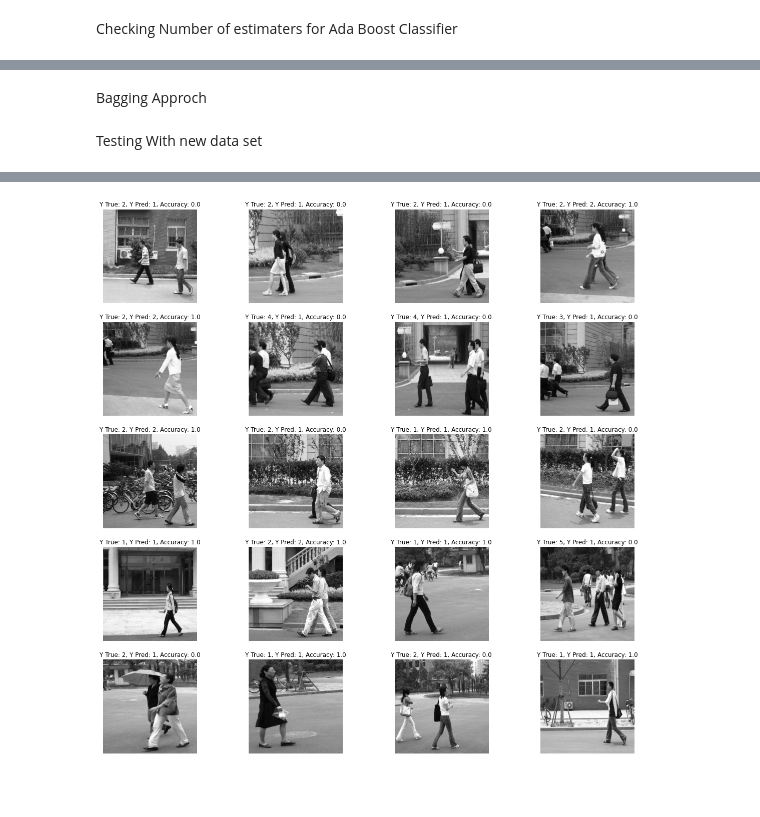
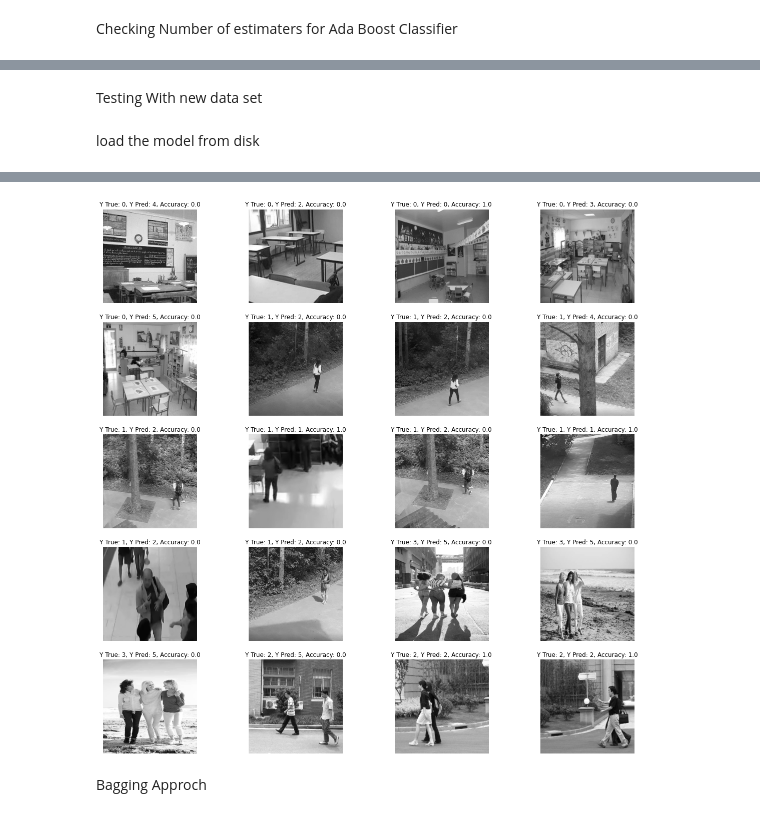
Before and after one commit to divyakumar95/HumanCount, a Jupyter notebook: MachineLearning-CA01.ipynb, the cells around one changed output, grey strips where cells are left out. Saved outputs shown, nothing was run; the diff lists cells and outputs as text; code cells hidden in the pictures; blank space fills up the shorter version.

```diff
--- a/MachineLearning-CA01.ipynb
+++ b/MachineLearning-CA01.ipynb
@@ -12,7 +23,7 @@ Obtaing data and create dataframe
 # %%
 ImagePath = 'Data/DataSet.csv'
 ImageNames = pd.read_csv(ImagePath, header=0, index_col=False)
-#ImageNames['file'] = ImageNames['file'].apply(lambda x: 'DataSets/files/1/'+x )
+ImageNames['file'] = ImageNames['file'].apply(lambda x: 'Data/Train/'+x )
 # %%
 print(ImageNames.head())
 # %% [output]
@@ -31,5 +47,5 @@ array([3, 1, 2, 4, 5, 0, 6])
 # %%
-img = cv2.imread(ImageNames.iloc[100].tolist()[0], cv2.IMREAD_GRAYSCALE)
+img = cv2.imread(ImageNames.iloc[303].tolist()[0], cv2.IMREAD_GRAYSCALE)
 print(img.shape)
 #img_gray = cv2.cvtColor(img, cv2.COLOR_BGR2GRAY)
 #plt.imshow(img_gray)
@@ -101,12 +126,12 @@ Counter({3: 23, 1: 226, 2: 70, 4: 6, 5: 4, 0: 7, 6: 4})
 # %%
-from imblearn.over_sampling import RandomOverSampler
+from imblearn.over_sampling import RandomOverSampler, SMOTE
 from imblearn.under_sampling import RandomUnderSampler
 
 sample = RandomOverSampler(sampling_strategy='minority')
 #sample = RandomUnderSampler(replacement=True)
 
 # fit and apply the transform
-X_over, y_over = sample.fit_resample(X, y)
+X_over, y_over = SMOTE().fit_resample(X, y)
 
 print(Counter(y_over))
 # %% [output]
@@ -228,13 +275,13 @@ Checking Different Test size for Ada boost Classifier
 # %%
 import numpy as np
 
-tsize = [0.2,0.3,0.4,0.5,0.6,0.7]
+tsize = [0.2,0.3,0.4,0.5,0.6]
 tsize_acc = {}
 for i in tsize:
     acc = []
-    for j in range(50):
-        X_train,X_test,y_train,y_test = train_test_split(X,y,test_size=i, random_state = j)
-        ab= AdaBoostClassifier(base_estimator=rf, n_estimators=2)
+    for j in range(20):
+        X_train,X_test,y_train,y_test = train_test_split(X_over,y_over,test_size=i, random_state = j)
+        ab= LogisticRegression() #AdaBoostClassifier(base_estimator=rf, n_estimators=2)
         ab.fit(X_train, y_train)
         dt_pred = ab.predict(X_test)
         accuracy = accuracy_score(y_test,dt_pred)
@@ -316,2 +362,0 @@ plt.show()
-# %% [markdown]
-Bagging Approch
@@ -385,10 +393,22 @@ def Feat(FileName):
     new = hog_image.flatten() #hog_image.flatten()
     mag = np.array(new, dtype='float32')
     return [mag], hog_image,img1
+# %% [markdown]
+load the model from disk
 # %%
-ImagePath = 'Data/testdb.csv'
+import numpy as np
+import pandas as pd
+from matplotlib import pyplot as plt
+import cv2
+from skimage.feature import hog
+import pickle
+from sklearn.metrics import accuracy_score
+
+ImagePath = 'Data/test.csv'
 TestImage = pd.read_csv(ImagePath, header=0, index_col=False)
-model_name = 'Models/lr.pkl'
+model_name = '/Users/admin/DBS_Assisgnments/MachineLearning/Models/svm_Linear.pkl'
+
+TestImage['file'] = TestImage['file'].apply(lambda x: '/Users/admin/DBS_Assisgnments/MachineLearning/Data/Test/'+x )
 
 # load the model from disk
 #X_test, y_test = testData(TestImage)
@@ -397,6 +417,7 @@ b = 10
 for i in range(20):
     #creating hog features
     a = []
+    #print(TestImage.iloc[i].tolist()[0])
     X_test, hog_img, img = Feat(TestImage.iloc[i].tolist()[0])
     y_test = [TestImage.iloc[i].tolist()[1]]
 
@@ -408,8 +429,4 @@ for i in range(20):
     plt.imshow(img, cmap="gray")
     plt.title('Y True: '+str(y_test[0])+', '+'Y Pred: '+str(y_pred[0]) +', '+'Accuracy: '+str(acc))
     plt.axis('off')
-    #print('y actual: ',y_test,'Y Predicted: ',y_pred )
-    #print('Accuracy Score: ',acc)
-    #print(str(y_test[0]))
-    #print(str(y_pred[0]))
 # %% [output]
@@ -416 +434,3 @@ for i in range(20):
-[figure, old version]
+[figure, new version]
+# %% [markdown]
+Bagging Approch
```
Also changed, not shown: parts of 42 cells of this notebook, 5 other files.
